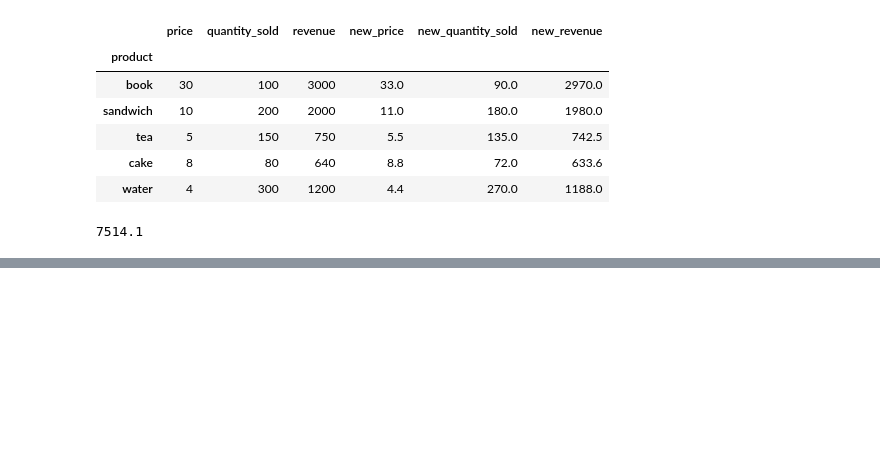
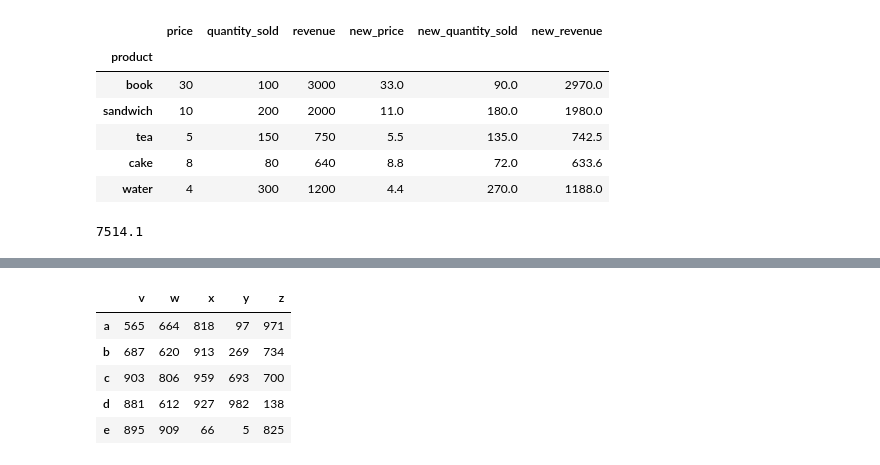
Before and after one commit to ramlaxman/cisco-data-science-2020-sept, a Jupyter notebook: Cisco — 2020 September 22.ipynb, the cells around one changed output, grey strips where cells are left out. Cells and saved outputs as stored; diff of their text form; code cells hidden in the pictures; blank space fills up the shorter version.

```diff
--- a/Cisco — 2020 September 22.ipynb
+++ b/Cisco — 2020 September 22.ipynb
@@ -1731,0 +1742,13 @@ df['new_revenue'].sum()
+# %%
+df = DataFrame(np.random.randint(0, 1000, [5,5]),
+              index=list('abcde'),
+              columns=list('vwxyz'))
+
+df
+# %% [output]
+|  | v | w | x | y | z |
+| a | 565 | 664 | 818 | 97 | 971 |
+| b | 687 | 620 | 913 | 269 | 734 |
+| c | 903 | 806 | 959 | 693 | 700 |
+| d | 881 | 612 | 927 | 982 | 138 |
+| e | 895 | 909 | 66 | 5 | 825 |
```
Also changed, not shown: parts of 1 cell of this notebook.
